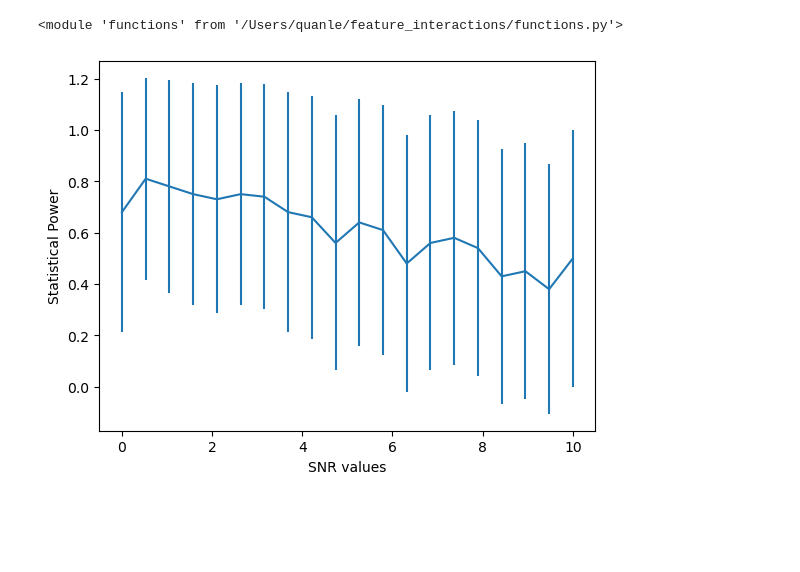
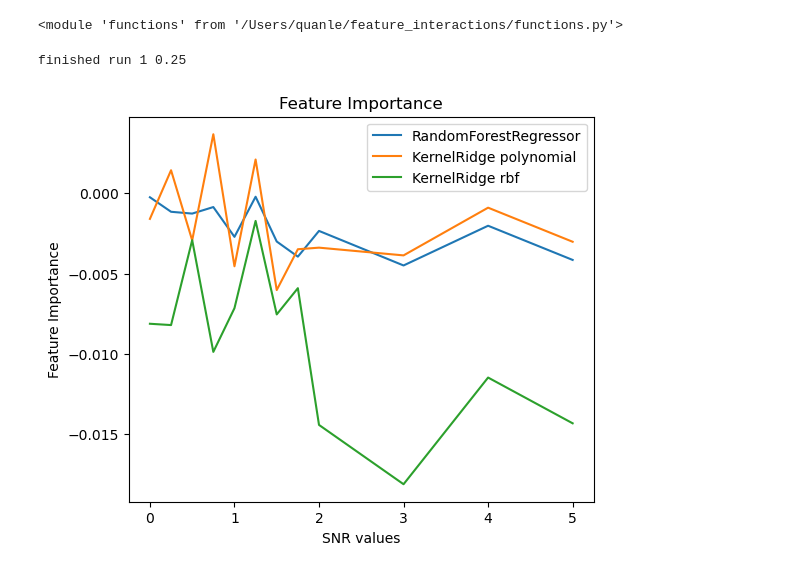
Before and after one commit to quannle/feature_interactions, a Jupyter notebook: test.ipynb, the cells around one changed output. Drawn from its saved outputs; the diff is of its cells as text; code cells hidden in the pictures; blank space fills up the shorter version.

```diff
--- a/test.ipynb
+++ b/test.ipynb
@@ -48,7 +17,20 @@ for i, snr in enumerate(SNR):
-# %%
-plt.errorbar(SNR, plt_power, yerr = errors)
-plt.xlabel("SNR values")
-plt.ylabel("Statistical Power")
-plt.show()
-# %% [output]
-[figure, removed]
+# %%
+M = 10
+N = 1000
+K = 0
+J1 = 0
+J2 = 1
+
+SNR = np.hstack((np.linspace(0, 2, 8, endpoint=False), np.linspace(2, 5, 4)))
+
+# n_ratio = np.sqrt(N) / N
+n_ratio = 1 / 10
+m_ratio = np.sqrt(M) / M
+
+B = 200 # from 1k to 10k
+num_trials = 10
+models = [RandomForestRegressor(n_estimators=50, max_depth=None),
+        #   MLPRegressor(solver="lbfgs", max_iter=500),
+          KernelRidge(alpha=.001, kernel="polynomial", degree=2),
+          KernelRidge(alpha=.001, kernel="rbf")]
+model_names = []
@@ -54,0 +97,53 @@ plt.show()
+# %%
+
+residuals   = np.empty((len(SNR), 4, len(models)))
+powers      = np.empty((len(SNR), 6, len(models)))
+errors      = np.empty((len(SNR), 6, len(models)))
+importance  = np.empty((len(SNR), 6, len(models)))
+# H2          = np.empty((len(SNR), 2, len(models)))
+# H2err       = np.empty((len(SNR), 2, len(models)))
+
+for i, snr in enumerate(SNR):
+    results = Parallel(n_jobs=-1)(
+              delayed(h)(M, N, K, n_ratio, m_ratio, B, model, J1, J2, snr)
+              for i in range(num_trials) for model in models)
+
+
+    for j, model in enumerate(models):
+        result = results[j::len(models)]
+
+        null_rejection = np.array([r["!h_0"] for r in result])
+        residual = np.array([r["errors"] for r in result])
+
+        errors[i, :, j] = np.std(null_rejection, axis = 0)
+        powers[i, :, j] = np.mean(null_rejection, axis = 0)
+        residuals[i, :, j] = np.mean(residual, axis = 0)
+        importance[i, :, j] = np.mean([r["delta"] for r in result], axis = 0)
+
+        # for k, hmetric in enumerate(["H21", "H22"]):
+        #     h2results = np.array(r[hmetric] for r in result)
+        #     H2[i, k, j] = np.mean(h2results)
+        #     H2err[i, k, j] = np.std(h2results)
+
+
+
+    print(f"\rfinished run {i} {snr}", end="")
+# %% [output]
+finished run 1 0.25
+# %%
+model_names = [model.__class__.__name__ if model.__class__.__name__ != KernelRidge.__name__ else model.__class__.__name__ + " " + model.get_params()["kernel"]
+               for model in models]
+
+fig, ax1 = plt.subplots(1, 1, figsize=(6, 5))
+
+for j, model_name in enumerate(model_names):
+    ax1.plot(SNR, importance[:, 0, j])
+
+ax1.set_title("Feature Importance")
+ax1.set_xlabel("SNR values")
+ax1.set_ylabel(f"Feature Importance")
+ax1.legend(model_names)
+
+plt.show()
+# %% [output]
+[figure, added]
```
Also changed, not shown: parts of 11 cells of this notebook, 1 other file.
